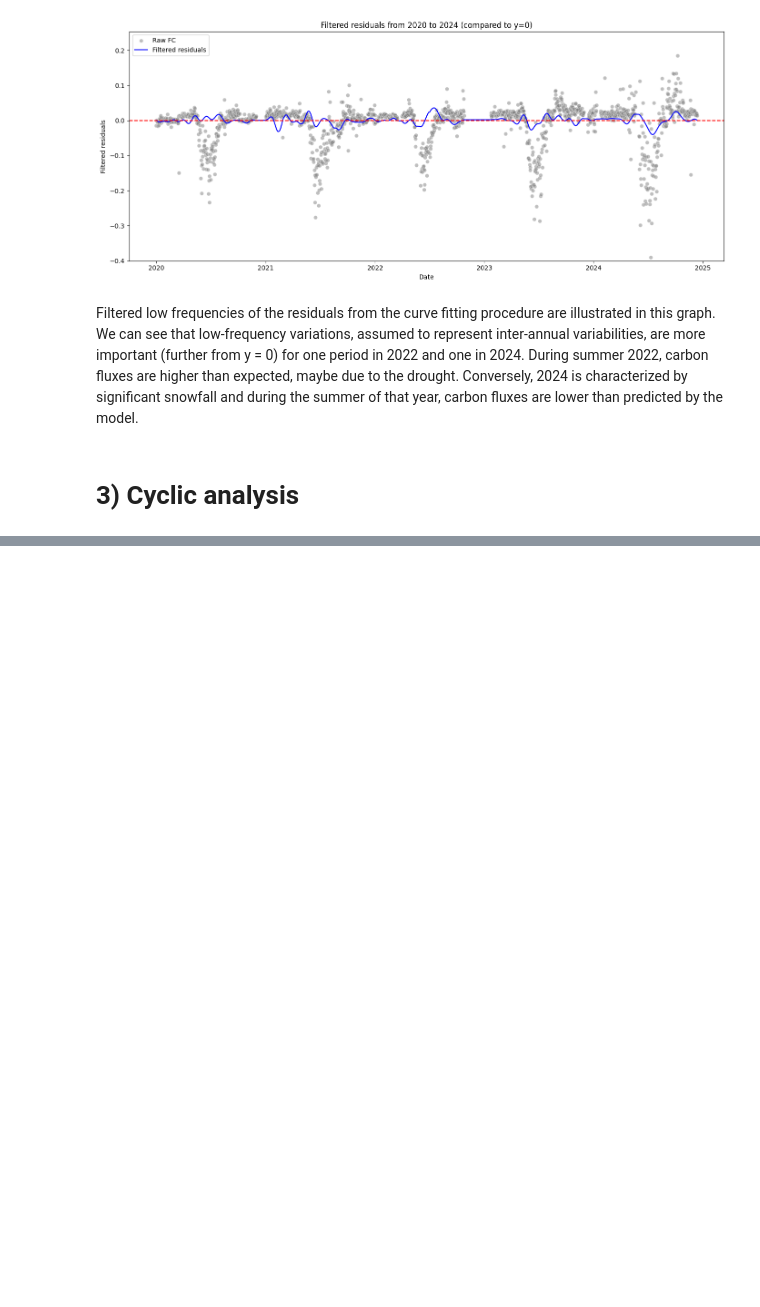
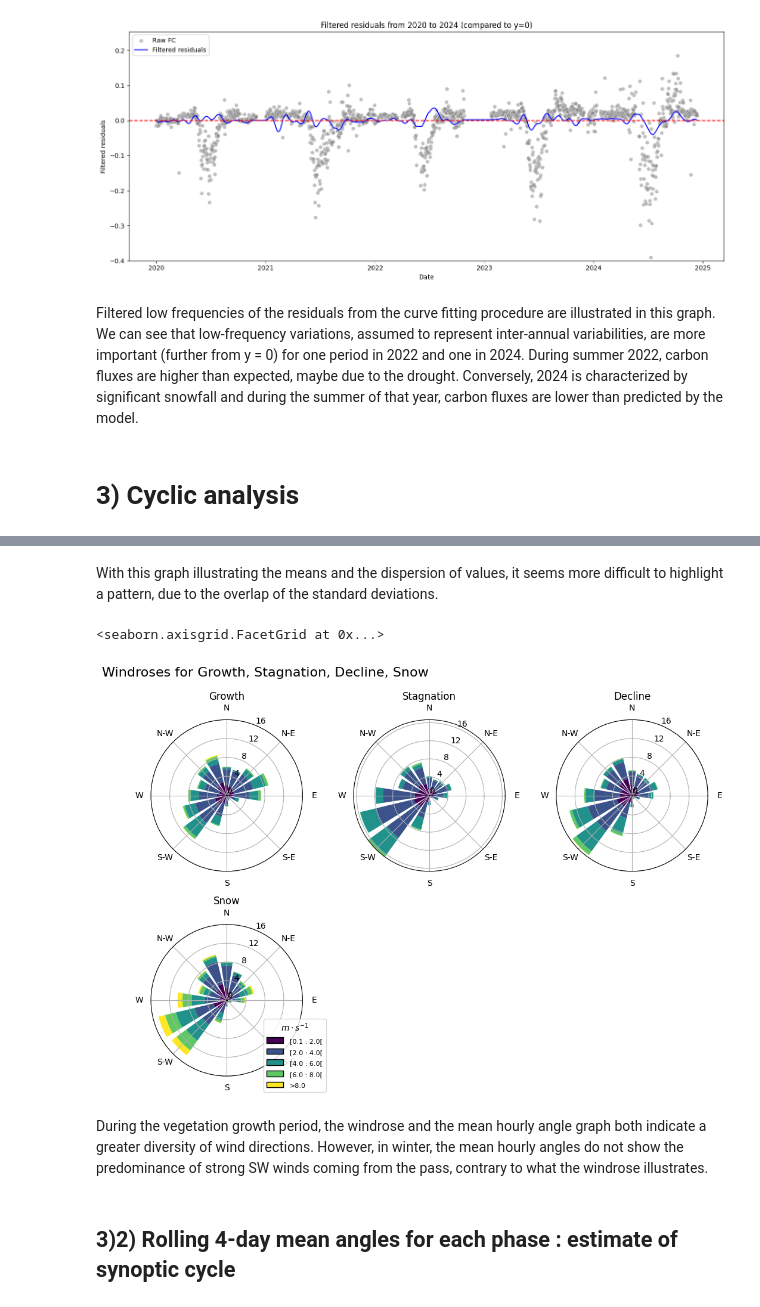
Before and after one commit to IGE-OpenReproLab2025/ICOS-M2-internship-alise, a Jupyter notebook: z_extra/additional_work.ipynb, the cells around one changed output, grey strips where cells are left out. Cells and saved outputs as stored; diff of their text form; code cells hidden in the pictures; blank space fills up the shorter version.

```diff
--- a/z_extra/additional_work.ipynb
+++ b/z_extra/additional_work.ipynb
@@ -297,0 +415,12 @@ Filtered low frequencies of the residuals from the curve fitting procedure are i
+# %% [markdown]
+With this graph illustrating the means and the dispersion of values, it seems more difficult to highlight a pattern, due to the overlap of the standard deviations.
+# %%
+# Plot windrose for each phases to verify the supposed trend
+datprep.plot_windrose_grid(data=flux_NDVI, sepcol='phase_label', direction='WD_2_1_1', speed='WS_1_1_1', titles= ['Growth', 'Stagnation', 'Decline', 'Snow'])
+# %% [output]
+<seaborn.axisgrid.FacetGrid at 0x...>
+[figure, added]
+# %% [markdown]
+During the vegetation growth period, the windrose and the mean hourly angle graph both indicate a greater diversity of wind directions. However, in winter, the mean hourly angles do not show the predominance of strong SW winds coming from the pass, contrary to what the windrose illustrates.
+# %% [markdown]
+## 3)2) Rolling 4-day mean angles for each phase : estimate of synoptic cycle
```
Also changed, not shown: parts of 8 cells of this notebook.
